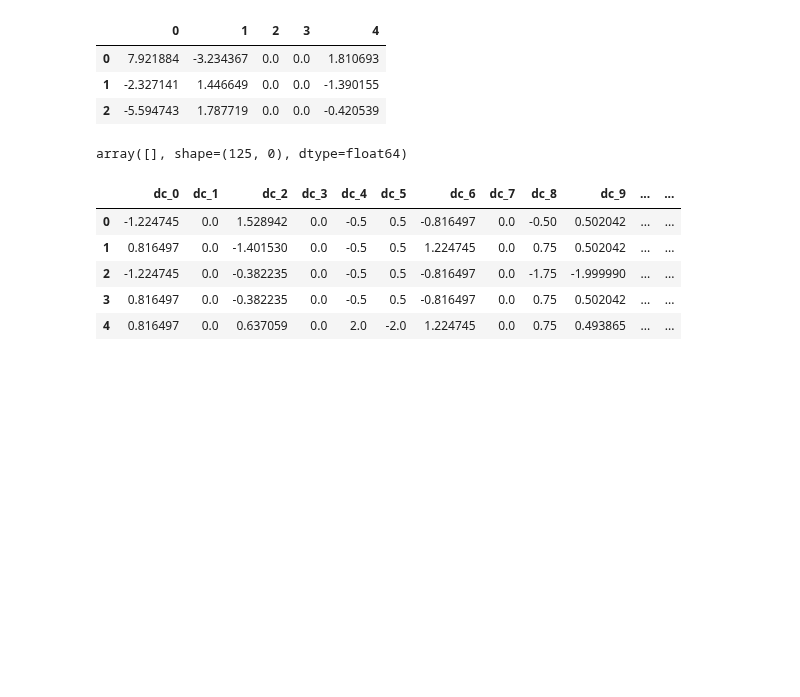
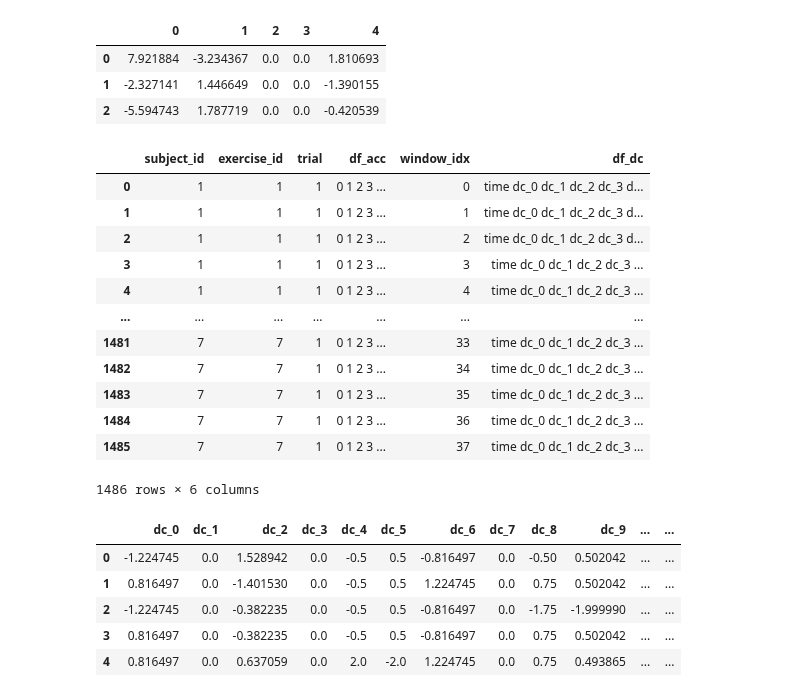
Before and after one commit to anushaihalapathirana/Multi_modal_data_fusion, a Jupyter notebook: project-work-MEx-classification.ipynb, the cells around one changed output. Saved outputs shown, nothing was run; the diff lists cells and outputs as text; code cells hidden in the pictures; blank space fills up the shorter version.

```diff
--- a/project-work-MEx-classification.ipynb
+++ b/project-work-MEx-classification.ipynb
@@ -472,18 +481,51 @@ pca_train_df['df_acc'][2]
 | 0 | 7.921884 | -3.234367 | 0.0 | 0.0 | 1.810693 |
 | 1 | -2.327141 | 1.446649 | 0.0 | 0.0 | -1.390155 |
 | 2 | -5.594743 | 1.787719 | 0.0 | 0.0 | -0.420539 |
-# %%
-from sklearn.discriminant_analysis import LinearDiscriminantAnalysis
-
-lda_train_df = train_set
-
-list = [lda_train_df['exercise_id'][0]]*125
-lda = LinearDiscriminantAnalysis()
-lda.fit(lda_train_df['df_acc'][0], np.array(list).reshape(125,1))
-transformed_lda = lda.transform(lda_train_df['df_acc'][0])
-transformed_lda
-# %% [output]
-array([], shape=(125, 0), dtype=float64)
+# %%
+from sklearn.discriminant_analysis import LinearDiscriminantAnalysis
+
+lda_train_df = train_set.copy()
+
+def lda_calculation(acc_x,classes):
+    lda = LinearDiscriminantAnalysis(n_components=5)
+    transformed = lda.fit_transform(acc_x, lda_train_df['exercise_id'])
+    return transformed
+
+def combine(i,row):
+    df_line = np.vstack((np.vstack((row[1], row[2])),row[3]))
+    df_acc = pd.DataFrame(data=df_line)
+    return df_acc
+
+acc_set = [x.to_numpy() for i,x in enumerate(lda_train_df['df_acc'])]
+acc_set = np.array(acc_set).reshape(1486, 125, 3)
+
+acc_set0_new = lda_calculation(acc_set[:,:,0], lda_train_df['exercise_id'])
+acc_set1_new = lda_calculation(acc_set[:,:,1], lda_train_df['exercise_id'])
+acc_set2_new = lda_calculation(acc_set[:,:,2], lda_train_df['exercise_id'])
+
+lda_train_df['df_acc'] = [combine(i,x) for i,x in enumerate(zip(lda_train_df['df_acc'],acc_set0_new,acc_set1_new,acc_set2_new))]
+
+display(lda_train_df['df_acc'])
+
+#list = [lda_train_df['exercise_id'][0]]*125
+#lda = LinearDiscriminantAnalysis()
+#lda.fit(lda_train_df['df_acc'][0], np.array(list).reshape(125,1))
+#transformed_lda = lda.transform(lda_train_df['df_acc'][0])
+#transformed_lda
+# %% [output]
+|  | subject_id | exercise_id | trial | df_acc | window_idx | df_dc |
+| 0 | 1 | 1 | 1 | 0 1 2 3 ... | 0 | time dc_0 dc_1 dc_2 dc_3 d... |
+| 1 | 1 | 1 | 1 | 0 1 2 3 ... | 1 | time dc_0 dc_1 dc_2 dc_3 d... |
+| 2 | 1 | 1 | 1 | 0 1 2 3 ... | 2 | time dc_0 dc_1 dc_2 dc_3 d... |
+| 3 | 1 | 1 | 1 | 0 1 2 3 ... | 3 | time dc_0 dc_1 dc_2 dc_3 ... |
+| 4 | 1 | 1 | 1 | 0 1 2 3 ... | 4 | time dc_0 dc_1 dc_2 dc_3 ... |
+| ... | ... | ... | ... | ... | ... | ... |
+| 1481 | 7 | 7 | 1 | 0 1 2 3 ... | 33 | time dc_0 dc_1 dc_2 dc_3 ... |
+| 1482 | 7 | 7 | 1 | 0 1 2 3 ... | 34 | time dc_0 dc_1 dc_2 dc_3 ... |
+| 1483 | 7 | 7 | 1 | 0 1 2 3 ... | 35 | time dc_0 dc_1 dc_2 dc_3 ... |
+| 1484 | 7 | 7 | 1 | 0 1 2 3 ... | 36 | time dc_0 dc_1 dc_2 dc_3 ... |
+| 1485 | 7 | 7 | 1 | 0 1 2 3 ... | 37 | time dc_0 dc_1 dc_2 dc_3 ... |
+1486 rows × 6 columns
 # %%
 # 2.2
 
```
Also changed, not shown: parts of 3 cells of this notebook.
